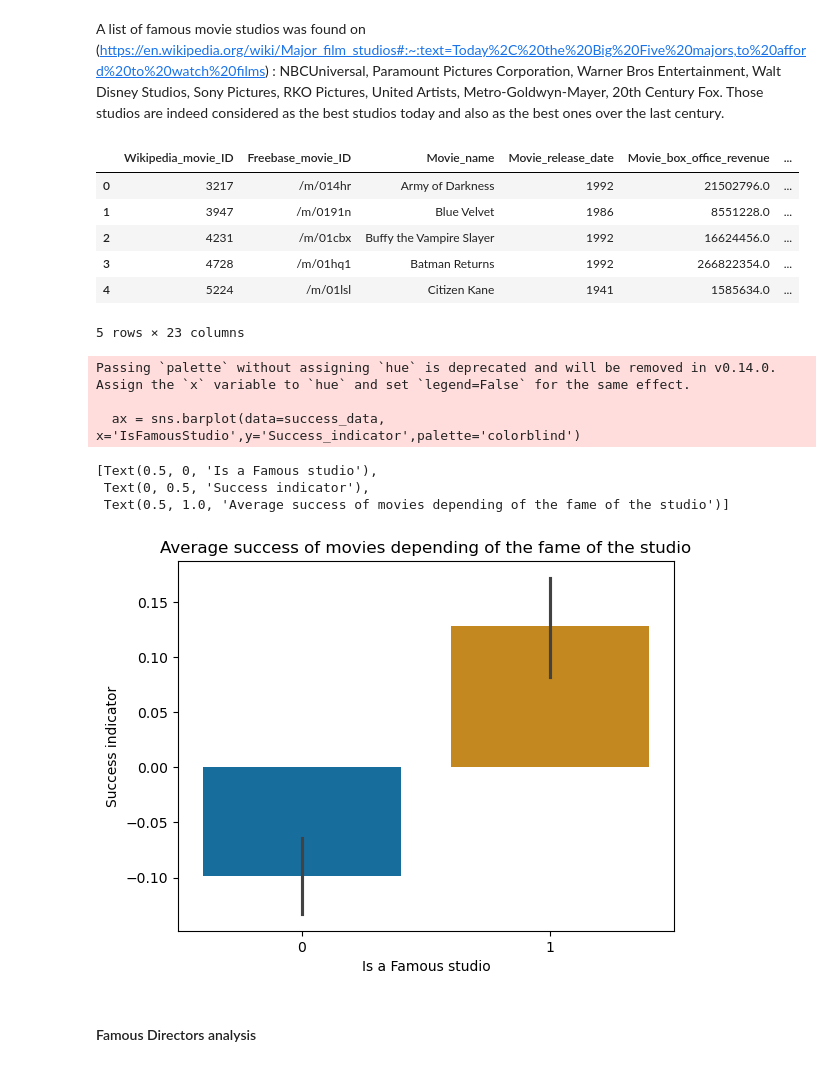
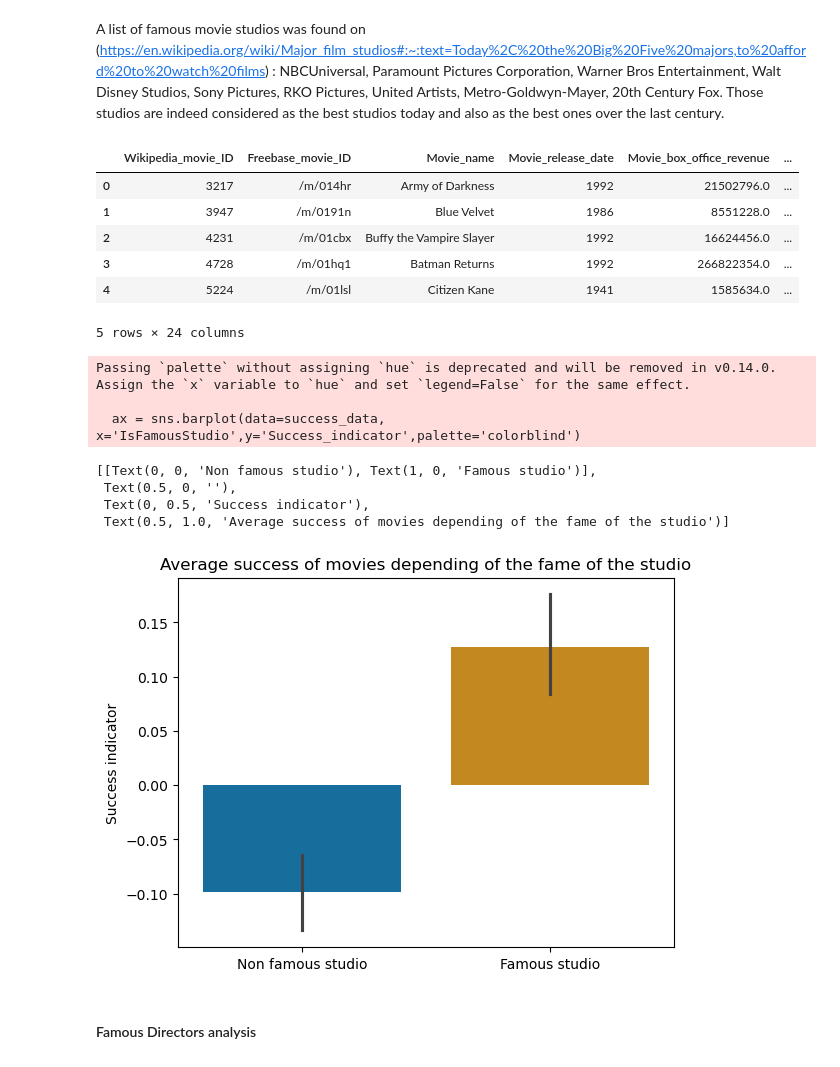
Before and after one commit to epfl-ada/ada-2023-project-randada, a Jupyter notebook: Milestone-3-draft.ipynb, the cells around one changed output. Cells and saved outputs as stored; diff of their text form; code cells hidden in the pictures.

```diff
--- a/Milestone-3-draft.ipynb
+++ b/Milestone-3-draft.ipynb
@@ -582,7 +586,7 @@ success_data=success_data.merge(character_metadata[['Wikipedia_movie_ID','Actor_
 success_data = success_data.groupby('Wikipedia_movie_ID').agg({
     'Freebase_movie_ID': 'first', 'Movie_name': 'first',
     'Movie_release_date': 'first', 'Movie_box_office_revenue': 'first', 'Movie_runtime': 'first',
-    'Movie_countries': 'first', 'Box_office_adjusted':'first','Director':'first',
+    'Movie_countries': 'first', 'Movie_main_genre':'first', 'Box_office_adjusted':'first','Director':'first',
     'Audience_imdb_rating': 'first', 'Audience_imdb_count': 'first', 'Budget': 'first',
     'Profit': 'first', 'Budget_adjusted': 'first', 'Production Companies':'first','Revenu_standardized':'first',
     'Profit_standardized': 'first', 'imdb_rating_standardized': 'first', 'Success_indicator': 'first',
@@ -675,21 +679,22 @@ success_data.head()
 | 2 | 4231 | /m/01cbx | Buffy the Vampire Slayer | 1992 | 16624456.0 | ... |
 | 3 | 4728 | /m/01hq1 | Batman Returns | 1992 | 266822354.0 | ... |
 | 4 | 5224 | /m/01lsl | Citizen Kane | 1941 | 1585634.0 | ... |
-5 rows × 23 columns
+5 rows × 24 columns
 # %%
 # Create a bar plot to visualize the relationship between the fame of the studio (IsFamousStudio=1) and the success indicator of movies
 
 success_data['IsFamousStudio'] = success_data['IsFamousStudio'].astype(int)
 ax = sns.barplot(data=success_data, x='IsFamousStudio',y='Success_indicator',palette='colorblind')
-ax.set(xlabel='Is a Famous studio',ylabel='Success indicator',title='Average success of movies depending of the fame of the studio')
+ax.set(xticklabels=['Non famous studio','Famous studio'],xlabel=None, ylabel='Success indicator',title='Average success of movies depending of the fame of the studio')
 # %% [output]
 Passing `palette` without assigning `hue` is deprecated and will be removed in v0.14.0. Assign the `x` variable to `hue` and set `legend=False` for the same effect.
 
   ax = sns.barplot(data=success_data, x='IsFamousStudio',y='Success_indicator',palette='colorblind')
-[Text(0.5, 0, 'Is a Famous studio'),
+[[Text(0, 0, 'Non famous studio'), Text(1, 0, 'Famous studio')],
+ Text(0.5, 0, ''),
  Text(0, 0.5, 'Success indicator'),
  Text(0.5, 1.0, 'Average success of movies depending of the fame of the studio')]
-[figure, old version]
+[figure, new version]
 # %% [markdown]
 #### Famous Directors analysis
 # %% [markdown]
```
Also changed, not shown: parts of 13 cells of this notebook.
